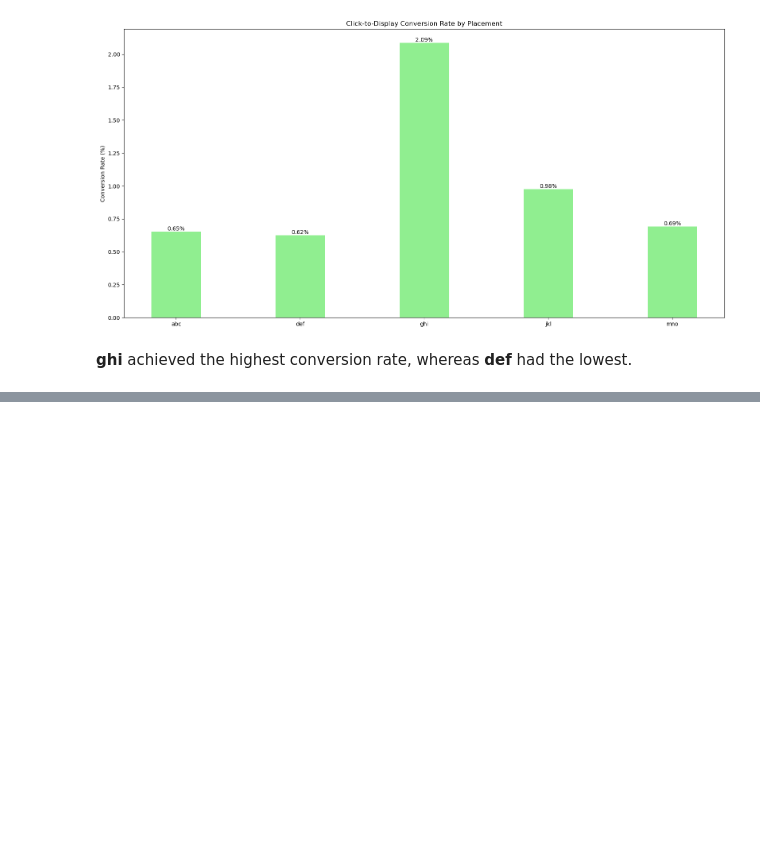
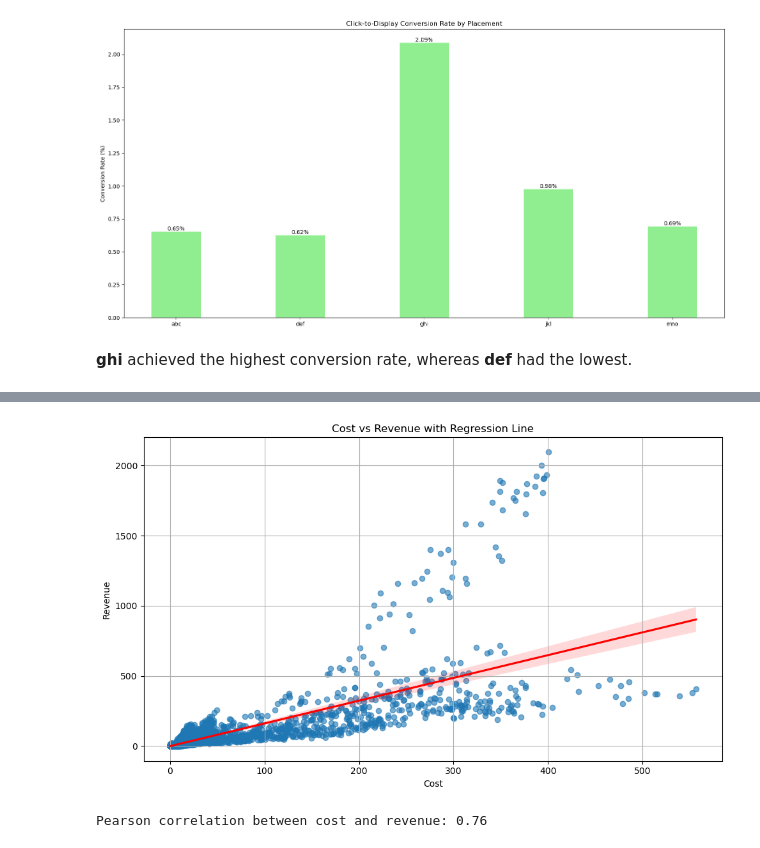
Before and after one commit to Tanush-IIITH/Projects, a Jupyter notebook: Online_Ads_DS/main.ipynb, the cells around one changed output, grey strips where cells are left out. Drawn from its saved outputs; the diff is of its cells as text; code cells hidden in the pictures; blank space fills up the shorter version.

```diff
--- a/Online_Ads_DS/main.ipynb
+++ b/Online_Ads_DS/main.ipynb
@@ -303,0 +377,18 @@ plt.show()
+# %%
+
+plt.figure(figsize=(10, 6))
+sns.regplot(x='cost', y='revenue', data=df, scatter_kws={'alpha':0.6}, line_kws={"color": "red"})
+plt.title('Cost vs Revenue with Regression Line')
+plt.xlabel('Cost')
+plt.ylabel('Revenue')
+plt.grid(True)
+plt.tight_layout()
+plt.show()
+# %% [output]
+[figure, added]
+# %%
+#Using Pearson correlation to find the correlation between cost and revenue
+correlation = df['cost'].corr(df['revenue'])
+print(f"Pearson correlation between cost and revenue: {correlation:.2f}")
+# %% [output]
+Pearson correlation between cost and revenue: 0.76
```
Also changed, not shown: parts of 21 cells of this notebook.
